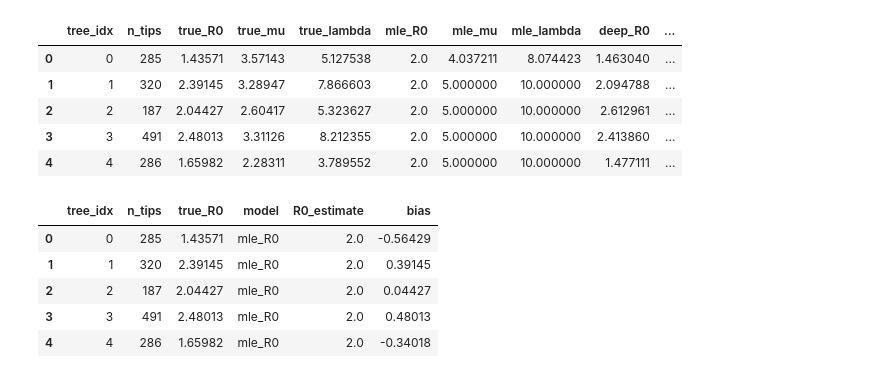
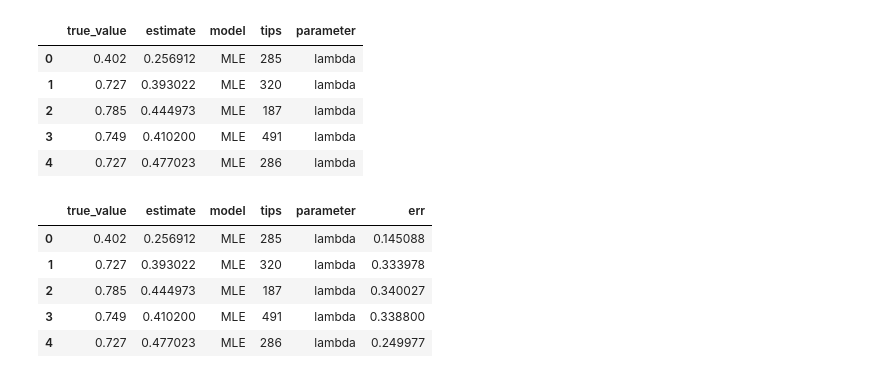
Before and after one commit to mcanearm/PhylodynamicsDL, a Jupyter notebook: method_comparison.ipynb, the cells around one changed output. Drawn from its saved outputs; the diff is of its cells as text; code cells hidden in the pictures.

```diff
--- a/method_comparison.ipynb
+++ b/method_comparison.ipynb
@@ -2,7 +2,11 @@
 import pandas as pd
 import matplotlib
 from matplotlib import pyplot as plt
+import numpy as np
 
 all_params = pd.read_csv("./all_params.csv", index_col="idx")
-mle_estimates = pd.read_csv("./mle_results/mle_estimates.csv", index_col="tree_idx")
-deep_estimates = pd.read_csv("./parameter_estimates/all_estimates.csv", index_col="tree_idx")
+all_params.index.names = ["tree_idx"]
+mle_estimates = pd.read_csv("./mle_results/all_mle_results.csv", index_col="tree_idx").assign(model="MLE")
+deep_estimates = pd.read_csv("./parameter_estimates/all_phylodeep_results.csv", index_col="tree_idx").assign(model="Phylodeep")
+
+all_params.head()
@@ -19,29 +51,39 @@ mle_estimates.head()
 # %%
-model_comparison = pd.merge(
-    mle_estimates,
-    deep_estimates[["R_naught", "Infectious_period"]]
-, left_index=True, right_index=True, how="outer").reset_index().rename(columns={"R_naught": "deep_R0"})
+true_params = all_params[["tree_idx", "R", "la_II", "psi_I", "tips"]].rename(columns={"R": "R_naught", "la_II": "lambda_true", "psi_I": "mu_true"})
 
-model_comparison.head()
+model_comparison_mle = pd.merge(
+    true_params,
+    mle_estimates[["lambda", "mu"]],
+    left_index=True, right_index=True, how="outer"
+).reset_index().assign(model="MLE")
+
+model_comparison_deep = pd.merge(
+    true_params,
+    deep_estimates[["lambda", "mu"]],
+    left_index=True, right_index=True, how="outer"
+).reset_index().assign(model="Phylodeep")
+
+long_data = pd.concat([model_comparison_mle, model_comparison_deep], axis=0)
+
+lambda_compare = long_data[["lambda_true", "lambda", "model", "tips"]].rename(columns={"lambda_true": "true_value", "lambda": "estimate"}).assign(parameter="lambda")
+mu_compare = long_data[["mu_true", "mu", "model", "tips"]].rename(columns={"mu_true": "true_value", "mu": "estimate"}).assign(parameter="mu")
+
+long_data = pd.concat([lambda_compare, mu_compare], axis=0)
+long_data.head()
 # %% [output]
-|  | tree_idx | n_tips | true_R0 | true_mu | true_lambda | mle_R0 | mle_mu | mle_lambda | deep_R0 | ... |
-| 0 | 0 | 285 | 1.43571 | 3.57143 | 5.127538 | 2.0 | 4.037211 | 8.074423 | 1.463040 | ... |
-| 1 | 1 | 320 | 2.39145 | 3.28947 | 7.866603 | 2.0 | 5.000000 | 10.000000 | 2.094788 | ... |
-| 2 | 2 | 187 | 2.04427 | 2.60417 | 5.323627 | 2.0 | 5.000000 | 10.000000 | 2.612961 | ... |
-| 3 | 3 | 491 | 2.48013 | 3.31126 | 8.212355 | 2.0 | 5.000000 | 10.000000 | 2.413860 | ... |
-| 4 | 4 | 286 | 1.65982 | 2.28311 | 3.789552 | 2.0 | 5.000000 | 10.000000 | 1.477111 | ... |
+|  | true_value | estimate | model | tips | parameter |
+| 0 | 0.402 | 0.256912 | MLE | 285 | lambda |
+| 1 | 0.727 | 0.393022 | MLE | 320 | lambda |
+| 2 | 0.785 | 0.444973 | MLE | 187 | lambda |
+| 3 | 0.749 | 0.410200 | MLE | 491 | lambda |
+| 4 | 0.727 | 0.477023 | MLE | 286 | lambda |
 # %%
-long_data = model_comparison.melt(id_vars=["tree_idx", "n_tips", "true_R0"],
-                      value_vars=["mle_R0", "deep_R0"],
-                      var_name="model",
-                      value_name="R0_estimate")
-
-long_data["bias"] = long_data["true_R0"] - long_data["R0_estimate"]
+long_data["err"] = long_data["true_value"] - long_data["estimate"]
 long_data.head()
 # %% [output]
-|  | tree_idx | n_tips | true_R0 | model | R0_estimate | bias |
-| 0 | 0 | 285 | 1.43571 | mle_R0 | 2.0 | -0.56429 |
-| 1 | 1 | 320 | 2.39145 | mle_R0 | 2.0 | 0.39145 |
-| 2 | 2 | 187 | 2.04427 | mle_R0 | 2.0 | 0.04427 |
-| 3 | 3 | 491 | 2.48013 | mle_R0 | 2.0 | 0.48013 |
-| 4 | 4 | 286 | 1.65982 | mle_R0 | 2.0 | -0.34018 |
+|  | true_value | estimate | model | tips | parameter | err |
+| 0 | 0.402 | 0.256912 | MLE | 285 | lambda | 0.145088 |
+| 1 | 0.727 | 0.393022 | MLE | 320 | lambda | 0.333978 |
+| 2 | 0.785 | 0.444973 | MLE | 187 | lambda | 0.340027 |
+| 3 | 0.749 | 0.410200 | MLE | 491 | lambda | 0.338800 |
+| 4 | 0.727 | 0.477023 | MLE | 286 | lambda | 0.249977 |
```
Also changed, not shown: parts of 10 cells of this notebook, 10 other files.
